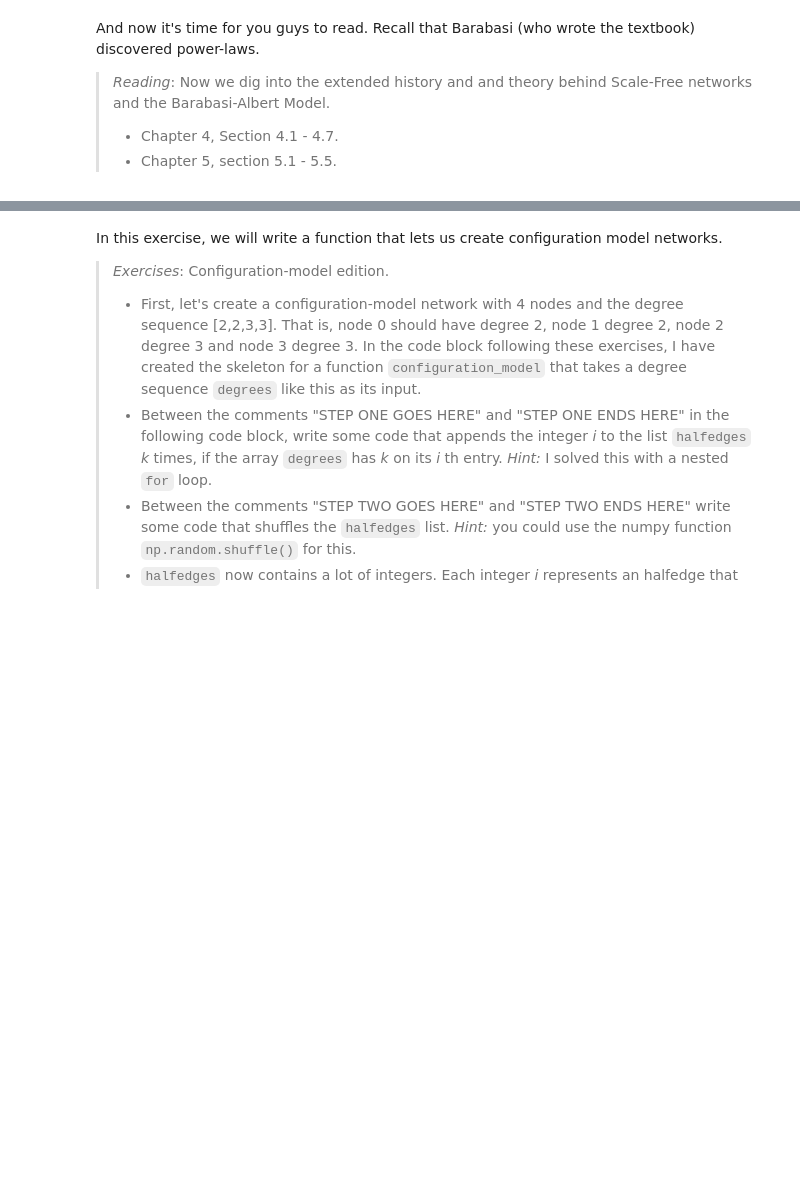
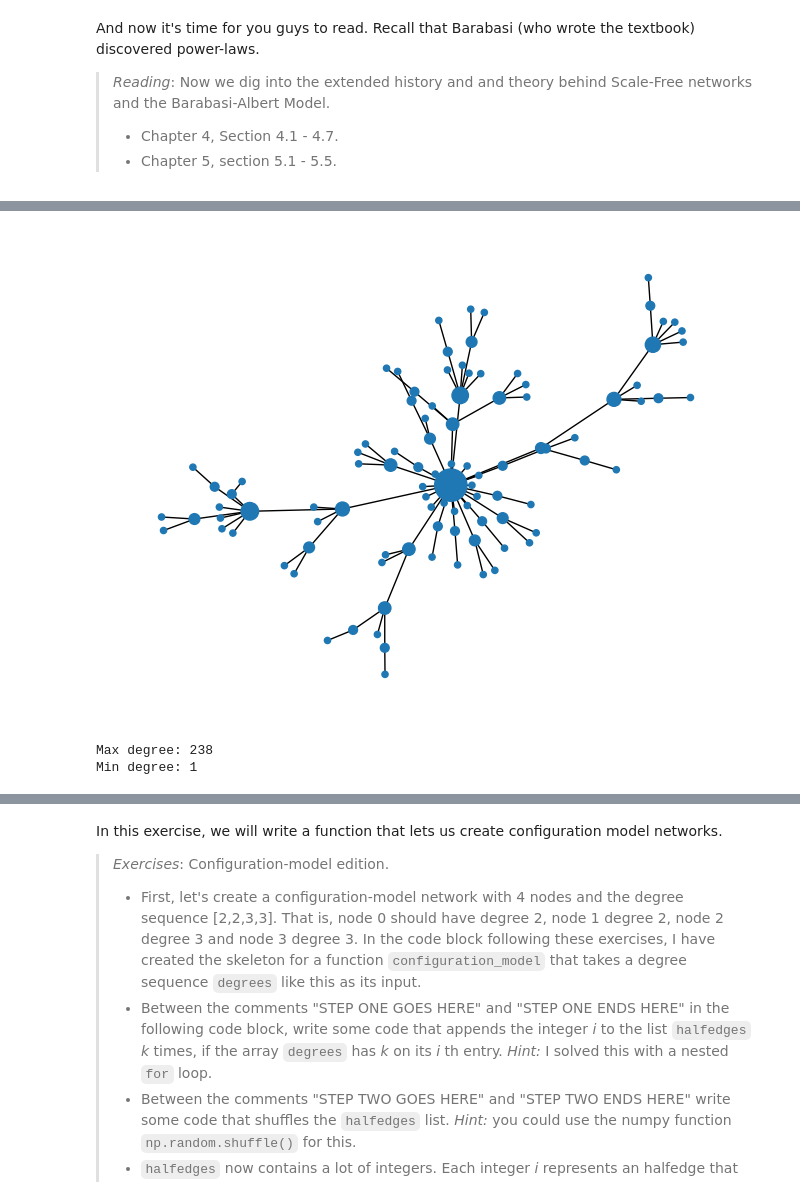
Before and after one commit to jereml99/socialgraphs2023, a Jupyter notebook: lectures/Alex/Week3.ipynb, the cells around one changed output, grey strips where cells are left out. Saved outputs shown, nothing was run; the diff lists cells and outputs as text; code cells hidden in the pictures; blank space fills up the shorter version.

```diff
--- a/lectures/Alex/Week3.ipynb
+++ b/lectures/Alex/Week3.ipynb
@@ -206,0 +205,24 @@ And now it's time for you guys to read. Recall that Barabasi (who wrote the text
+# %%
+import networkx as nx
+import random as rd
+def flatten(l):
+    return [item for sublist in l for item in sublist]
+
+def add_node_iteration(t):
+    G.add_node(t)
+    G.add_edge(t, rd.choice(flatten(G.edges)))
+# %%
+seed = 1234
+rd.seed = seed
+n_nodes = 100
+G = nx.Graph()
+G.add_node(0)
+G.add_node(1)
+G.add_edge(0,1)
+
+for t in range(2,n_nodes):
+    add_node_iteration(t)
+d = dict(G.degree)
+nx.draw(G, node_size=[v * 20 for v in d.values()])
+# %% [output]
+[figure, added]
@@ -206,0 +234,6 @@ And now it's time for you guys to read. Recall that Barabasi (who wrote the text
+# %%
+print(f"Max degree: {max(d.values())}")
+print(f"Min degree: {min(d.values())}")
+# %% [output]
+Max degree: 238
+Min degree: 1
```
Also changed, not shown: parts of 16 cells of this notebook.
